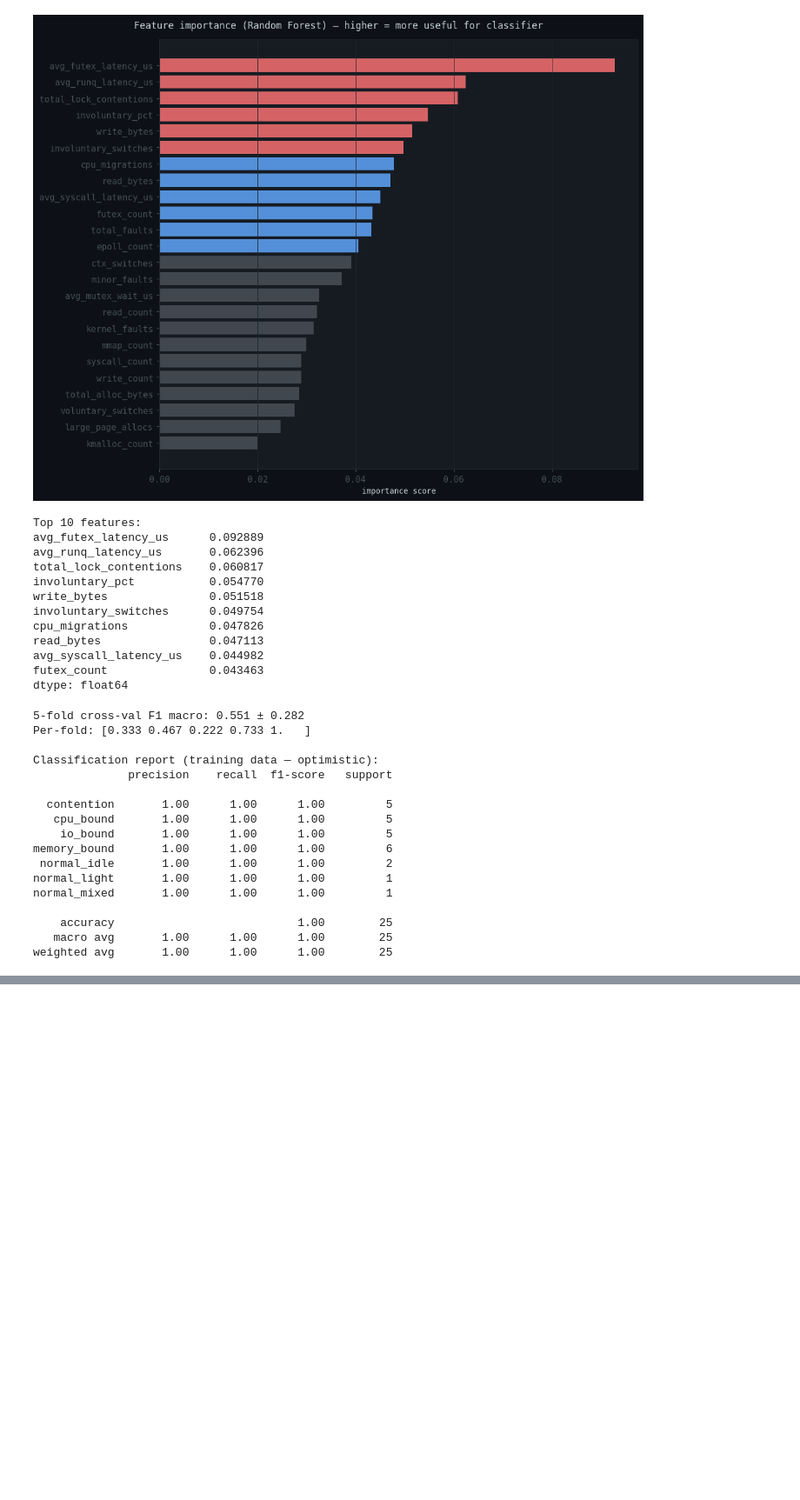
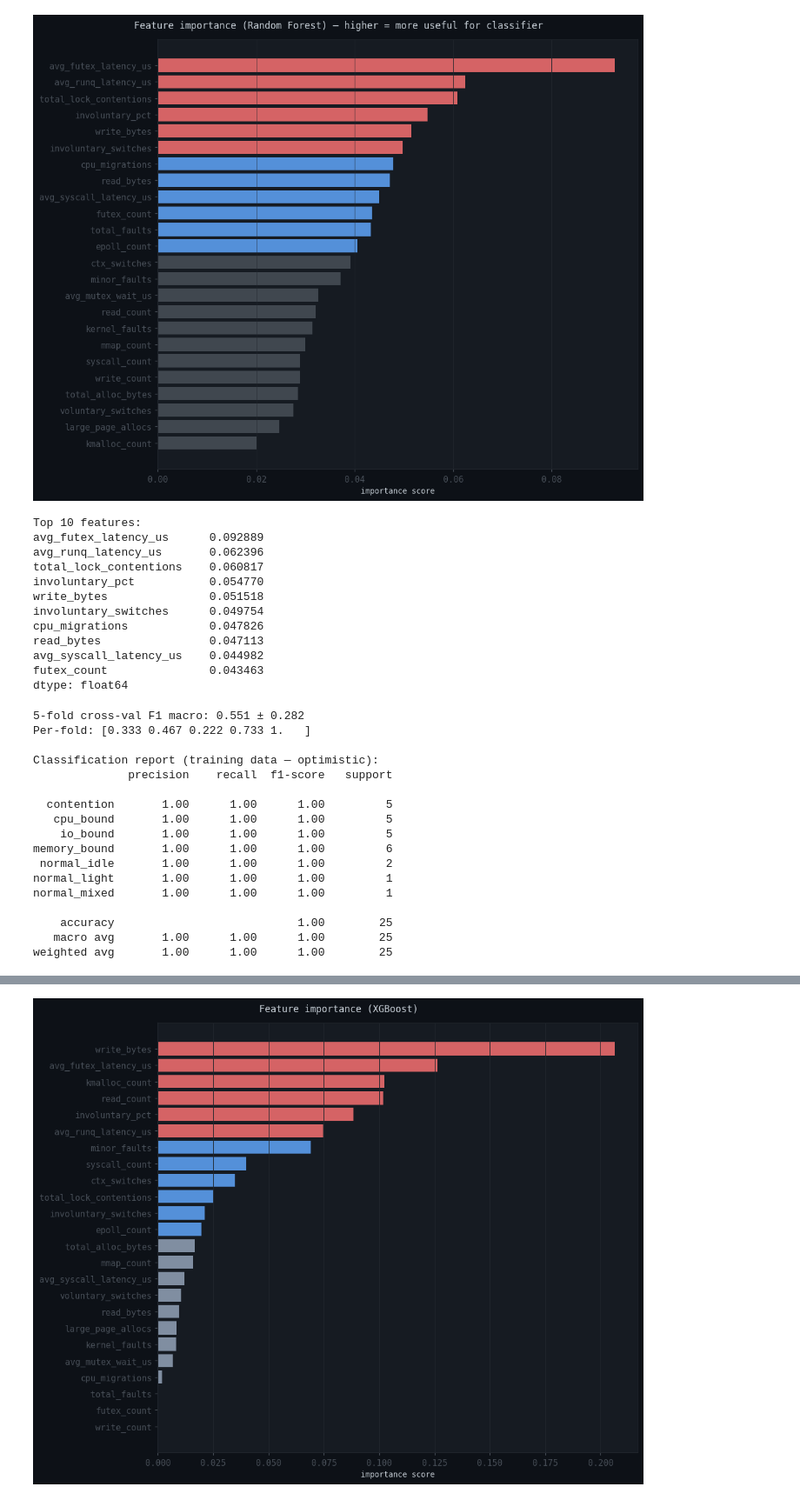
Before and after one commit to asad-Md/PerformanceBottleneckDiagnosis, a Jupyter notebook: src/perf_analysis.ipynb, the cells around one changed output, grey strips where cells are left out. Shown at 87% size. Cells and saved outputs as stored; diff of their text form; code cells hidden in the pictures; blank space fills up the shorter version.

```diff
--- a/src/perf_analysis.ipynb
+++ b/src/perf_analysis.ipynb
@@ -774,0 +747,93 @@ saved → ./plots/08_confusion_matrix.png
+# %%
+# ── Cell: Test Alternative Models (XGBoost, LightGBM, GB, SVC) ───────────────
+from sklearn.ensemble import GradientBoostingClassifier
+from sklearn.svm import SVC
+from xgboost import XGBClassifier
+from lightgbm import LGBMClassifier
+from sklearn.model_selection import cross_val_score, StratifiedKFold
+from sklearn.metrics import classification_report, confusion_matrix
+import matplotlib.pyplot as plt
+import pandas as pd
+import numpy as np
+
+# Define the models to test
+models_to_test = {
+    "XGBoost": XGBClassifier(device="cuda", eval_metric='mlogloss', random_state=42),
+    "LightGBM": LGBMClassifier(random_state=42, n_jobs=-1, verbose=-1),
+    "Gradient Boosting": GradientBoostingClassifier(n_estimators=100, random_state=42),
+    "SVC (RBF)": SVC(kernel='rbf', probability=True, random_state=42)
+}
+
+# Wrap your existing evaluation logic into a function
+def evaluate_model(model_name, model, X_data, y_data, label_encoder, feature_names):
+    print(f"\n{'='*60}")
+    print(f"🚀 EVALUATING: {model_name}")
+    print(f"{'='*60}")
+
+    # 1. Cross Validation (F1 Macro)
+    cv = StratifiedKFold(n_splits=5, shuffle=True, random_state=42)
+    scores = cross_val_score(model, X_data, y_data, cv=cv, scoring='f1_macro')
+    print(f'5-fold cross-val F1 macro: {scores.mean():.3f} ± {scores.std():.3f}')
+    print(f'Per-fold: {scores.round(3)}\n')
+
+    # Fit the model on full data for the reports and plots
+    model.fit(X_data, y_data)
+    y_pred = model.predict(X_data)
+
+    # 2. Classification Report
+    print(f'Classification report (training data — optimistic):')
+    print(classification_report(y_data, y_pred, target_names=label_encoder.classes_))
+
+    # 3. Feature Importance (If supported)
+    # Note: SVC with RBF kernel does not support feature importances
+    if hasattr(model, 'feature_importances_'):
+        importances = pd.Series(model.feature_importances_, index=feature_names)
+        importances = importances.sort_values(ascending=True)
+
+        fig, ax = plt.subplots(figsize=(10, 8))
+        fig.suptitle(f'Feature importance ({model_name})', fontsize=11)
+
+        # Using a standard color map to avoid missing variable errors
+        colors = ['#f87171' if v > importances.quantile(0.75) else '#60a5fa'
+                  if v > importances.quantile(0.5) else '#94a3b8' for v in importances]
+
+        ax.barh(importances.index, importances.values, color=colors, alpha=0.85)
+        ax.set_xlabel('importance score')
+        ax.grid(True, axis='x')
+        plt.tight_layout()
+        # plt.savefig(f'07_{model_name.replace(" ", "_")}_feature_importance.png')
+        plt.show()
+
+        print(f'\nTop 5 features for {model_name}:')
+        print(importances.sort_values(ascending=False).head(5))
+    else:
+        print(f"\n[Note: {model_name} does not support tree-based feature importance]")
+
+    # 4. Confusion Matrix
+    cm = confusion_matrix(y_data, y_pred)
+    cm_norm = cm.astype(float) / cm.sum(axis=1, keepdims=True)
+
+    fig, ax = plt.subplots(figsize=(6, 5))
+    fig.suptitle(f'Confusion matrix ({model_name})', fontsize=11)
+    im = ax.imshow(cm_norm, cmap='Blues', vmin=0, vmax=1)
+    ax.set_xticks(range(len(label_encoder.classes_)))
+    ax.set_yticks(range(len(label_encoder.classes_)))
+    ax.set_xticklabels(label_encoder.classes_, rotation=45, ha='right', fontsize=8)
+    ax.set_yticklabels(label_encoder.classes_, fontsize=8)
+    ax.set_xlabel('predicted')
+    ax.set_ylabel('actual')
+    plt.colorbar(im, ax=ax, fraction=0.046, pad=0.04)
+
+    for i in range(len(label_encoder.classes_)):
+        for j in range(len(label_encoder.classes_)):
+            ax.text(j, i, f'{cm_norm[i,j]:.2f}', ha='center', va='center',
+                    fontsize=8, color='white' if cm_norm[i,j] > 0.5 else 'black')
+    plt.tight_layout()
+    # plt.savefig(f'08_{model_name.replace(" ", "_")}_confusion_matrix.png')
+    plt.show()
+
+# Run the loop!
+# (This assumes X, y_enc, le, and feature_cols are already in memory from your previous cell)
+for name, model in models_to_test.items():
+    evaluate_model(name, model, X, y_enc, le, feature_cols)
+# %% [output]
@@ -774,0 +860 @@ saved → ./plots/08_confusion_matrix.png
+[figure, added]
```
Also changed, not shown: parts of 4 cells of this notebook, 17 other files.
